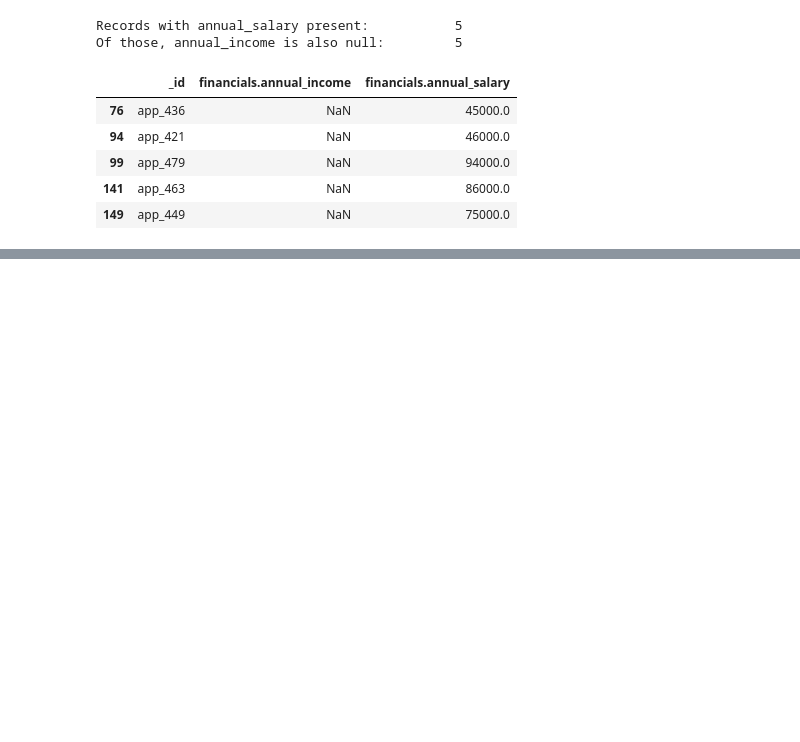
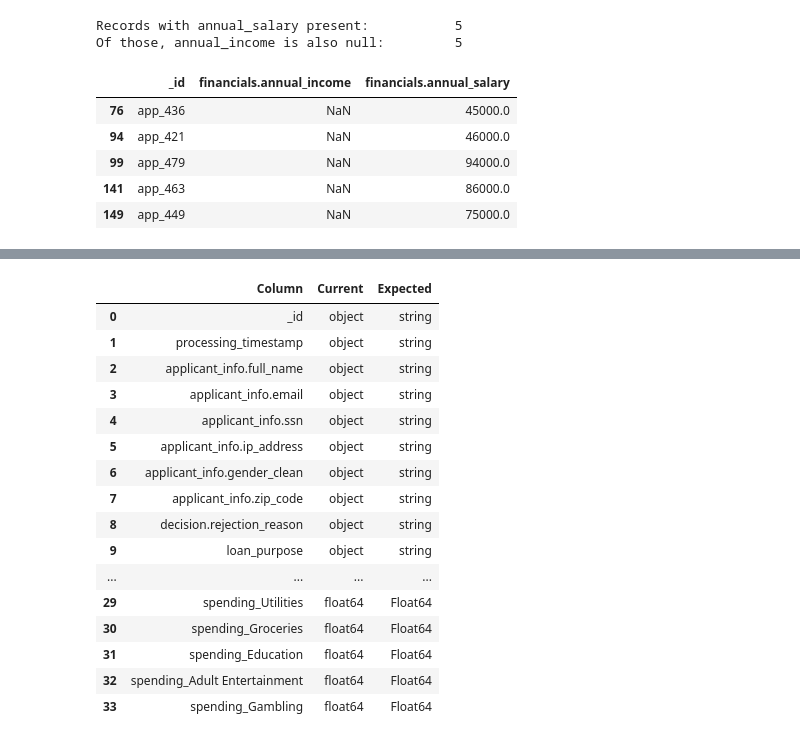
Before and after one commit to RubenVet9938/dego-project-team8, a Jupyter notebook: notebooks/01-data-quality.ipynb, the cells around one changed output, grey strips where cells are left out. Cells and saved outputs as stored; diff of their text form; code cells hidden in the pictures; blank space fills up the shorter version.

Commit message:
Remove uncleaned columns from cleaned CSV, fix data types

```diff
--- a/notebooks/01-data-quality.ipynb
+++ b/notebooks/01-data-quality.ipynb
@@ -167,8 +134,0 @@ Non-numeric entries per field (before coercion):
-# %%
-# Force all financial fields to numeric; unparseable entries become NaN
-for col in numeric_fields:
-    df_clean.loc[:, col] = pd.to_numeric(df_clean[col], errors='coerce')
-
-# Confirm data types after coercion
-print("Data types confirmed after coercion:")
-print(df_clean[numeric_fields].dtypes.to_string())
@@ -268,6 +222,10 @@ print(f"Variants that could not be mapped to Male/Female: {unmapped.sum()}  ({un
 # Show cleaned gender distribution
 print("\nCleaned gender distribution:")
 print(df_clean['applicant_info.gender_clean'].value_counts(dropna=False).to_string())
+
+# Drop the original uncleaned column (replaced by gender_clean)
+df_clean = df_clean.drop(columns=['applicant_info.gender'])
+print("\nDropped original applicant_info.gender column (replaced by gender_clean).")
 # %% [output]
 Variants that could not be mapped to Male/Female: 2  (0.4%)
 
@@ -316,5 +276,9 @@ df_clean.loc[:, 'applicant_info.date_of_birth_parsed'] = pd.to_datetime(
 # Report how many dates remain unparseable
 still_null = df_clean['applicant_info.date_of_birth_parsed'].isna().sum()
 print(f"Records where date still could not be parsed: {still_null}  ({still_null/len(df_clean):.1%})")
+
+# Drop the original uncleaned column (replaced by date_of_birth_parsed)
+df_clean = df_clean.drop(columns=['applicant_info.date_of_birth'])
+print(f"Dropped original applicant_info.date_of_birth column (replaced by date_of_birth_parsed).")
 # %% [output]
 Records where date still could not be parsed: 161  (32.2%)
@@ -324,6 +289,9 @@ Records where date still could not be parsed: 161  (32.2%)
 
 **Risk:** Values that are numeric and parseable but structurally impossible (a debt-to-income ratio above 1, a negative savings balance, or zero/negative income) corrupt averages and any model trained on the data. We also flag extreme statistical outliers (more than 3 standard deviations from the mean income) for analyst review. Unlike structurally impossible values, outliers are *not* automatically removed. They are retained in `df_clean` to inspect before modelling.
 # %%
+# Ensure annual_income is numeric (some entries arrived as strings from the JSON source)
+df_clean['financials.annual_income'] = pd.to_numeric(df_clean['financials.annual_income'], errors='coerce')
+
 def is_invalid_dti(val):
     return pd.notna(val) and not (0 <= val <= 1)
 
@@ -441,0 +416,52 @@ df_clean shape: (500, 37)
+# %%
+# Define expected dtypes from the data dictionary
+expected_dtypes = {
+    # Strings
+    '_id':                                  'string',
+    'processing_timestamp':                 'string',
+    'applicant_info.full_name':             'string',
+    'applicant_info.email':                 'string',
+    'applicant_info.ssn':                   'string',
+    'applicant_info.ip_address':            'string',
+    'applicant_info.gender_clean':          'string',
+    'applicant_info.zip_code':              'string',
+    'decision.rejection_reason':            'string',
+    'loan_purpose':                         'string',
+    'notes':                                'string',
+    # Numbers (Float64)
+    'financials.annual_income':             'Float64',
+    'financials.debt_to_income':            'Float64',
+    'financials.savings_balance':           'Float64',
+    'decision.interest_rate':               'Float64',
+    'decision.approved_amount':             'Float64',
+    # Integer (Int64)
+    'financials.credit_history_months':     'Int64',
+    # Booleans
+    'decision.loan_approved':               'boolean',
+    'has_critical_missing':                 'boolean',
+    # Datetime
+    'applicant_info.date_of_birth_parsed':  'datetime64[ns]',
+}
+
+# Add spending columns (all should be Float64)
+for col in df_clean.columns:
+    if col.startswith('spending_'):
+        expected_dtypes[col] = 'Float64'
+
+# Compare current dtypes against expected and report mismatches
+mismatches = []
+for col, exp in expected_dtypes.items():
+    if col in df_clean.columns:
+        actual = str(df_clean[col].dtype)
+        if actual != exp:
+            mismatches.append((col, actual, exp))
+
+n_checked = len(expected_dtypes)
+n_wrong   = len(mismatches)
+print(f"Columns with wrong dtype: {n_wrong} of {n_checked}  ({n_wrong/n_checked:.1%})\n")
+
+if mismatches:
+    display(pd.DataFrame(mismatches, columns=['Column', 'Current', 'Expected']))
+else:
+    print("All columns already match the data dictionary.")
+# %% [output]
@@ -441,0 +469,17 @@ df_clean shape: (500, 37)
+|  | Column | Current | Expected |
+| 0 | _id | object | string |
+| 1 | processing_timestamp | object | string |
+| 2 | applicant_info.full_name | object | string |
+| 3 | applicant_info.email | object | string |
+| 4 | applicant_info.ssn | object | string |
+| 5 | applicant_info.ip_address | object | string |
+| 6 | applicant_info.gender_clean | object | string |
+| 7 | applicant_info.zip_code | object | string |
+| 8 | decision.rejection_reason | object | string |
+| 9 | loan_purpose | object | string |
+| ... | ... | ... | ... |
+| 29 | spending_Utilities | float64 | Float64 |
+| 30 | spending_Groceries | float64 | Float64 |
+| 31 | spending_Education | float64 | Float64 |
+| 32 | spending_Adult Entertainment | float64 | Float64 |
+| 33 | spending_Gambling | float64 | Float64 |
```
Also changed, not shown: parts of 18 cells of this notebook, 2 other files.
